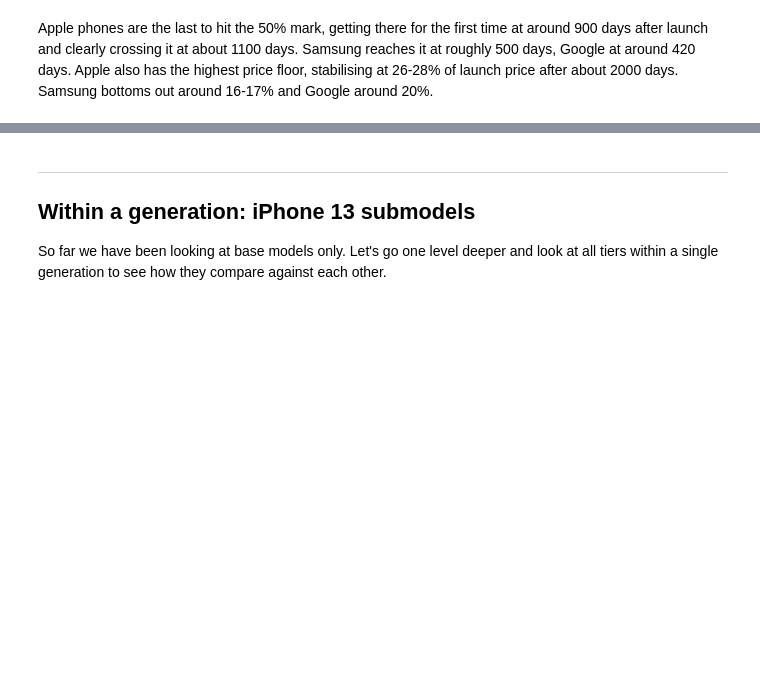
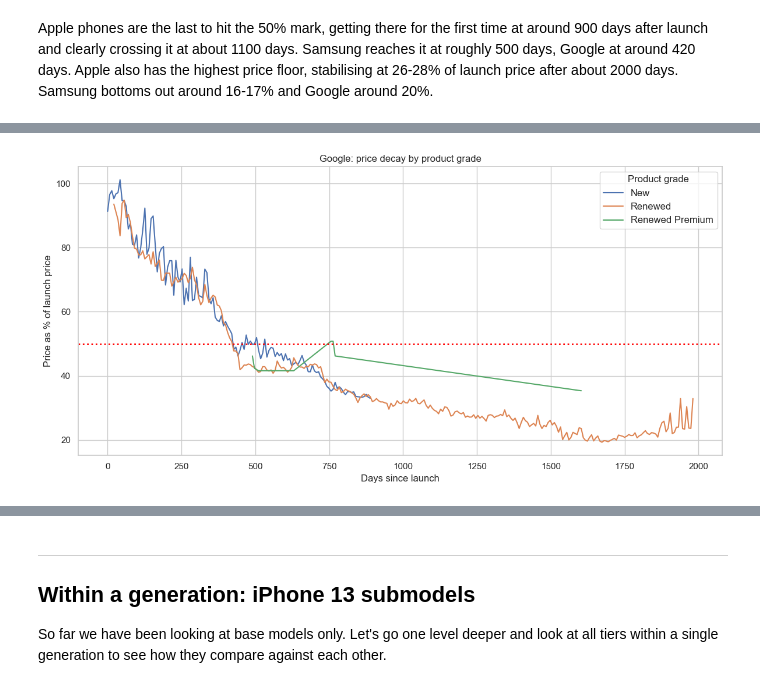
Before and after one commit to ady7ady7/python_agentic_learning, a Jupyter notebook: project1_phones_sales_analytics/notebooks/08_final_project_sns.ipynb, the cells around one changed output, grey strips where cells are left out. Saved outputs shown, nothing was run; the diff lists cells and outputs as text; code cells hidden in the pictures; blank space fills up the shorter version.

```diff
--- a/project1_phones_sales_analytics/notebooks/08_final_project_sns.ipynb
+++ b/project1_phones_sales_analytics/notebooks/08_final_project_sns.ipynb
@@ -540,0 +513,14 @@ The Pixel 5 stands out clearly from the rest of the Google lineup. It holds its
+# %%
+google_grade_df = df[df['brand'] == 'Google'].groupby(['product_grade', 'days_rounded'])['price_pct_of_launch'].mean().reset_index()
+
+fig, ax = plt.subplots(figsize=(12, 6))
+sns.lineplot(data=google_grade_df, x='days_rounded', y='price_pct_of_launch', hue='product_grade', ax=ax)
+ax.axhline(50, color='red', linestyle='dotted', linewidth=2)
+ax.set_title('Google: price decay by product grade')
+ax.set_xlabel('Days since launch')
+ax.set_ylabel('Price as % of launch price')
+ax.legend(title='Product grade', fontsize=12)
+plt.tight_layout()
+plt.show()
+# %% [output]
+[figure, added]
```
Also changed, not shown: parts of 22 cells of this notebook, 2 other files.
